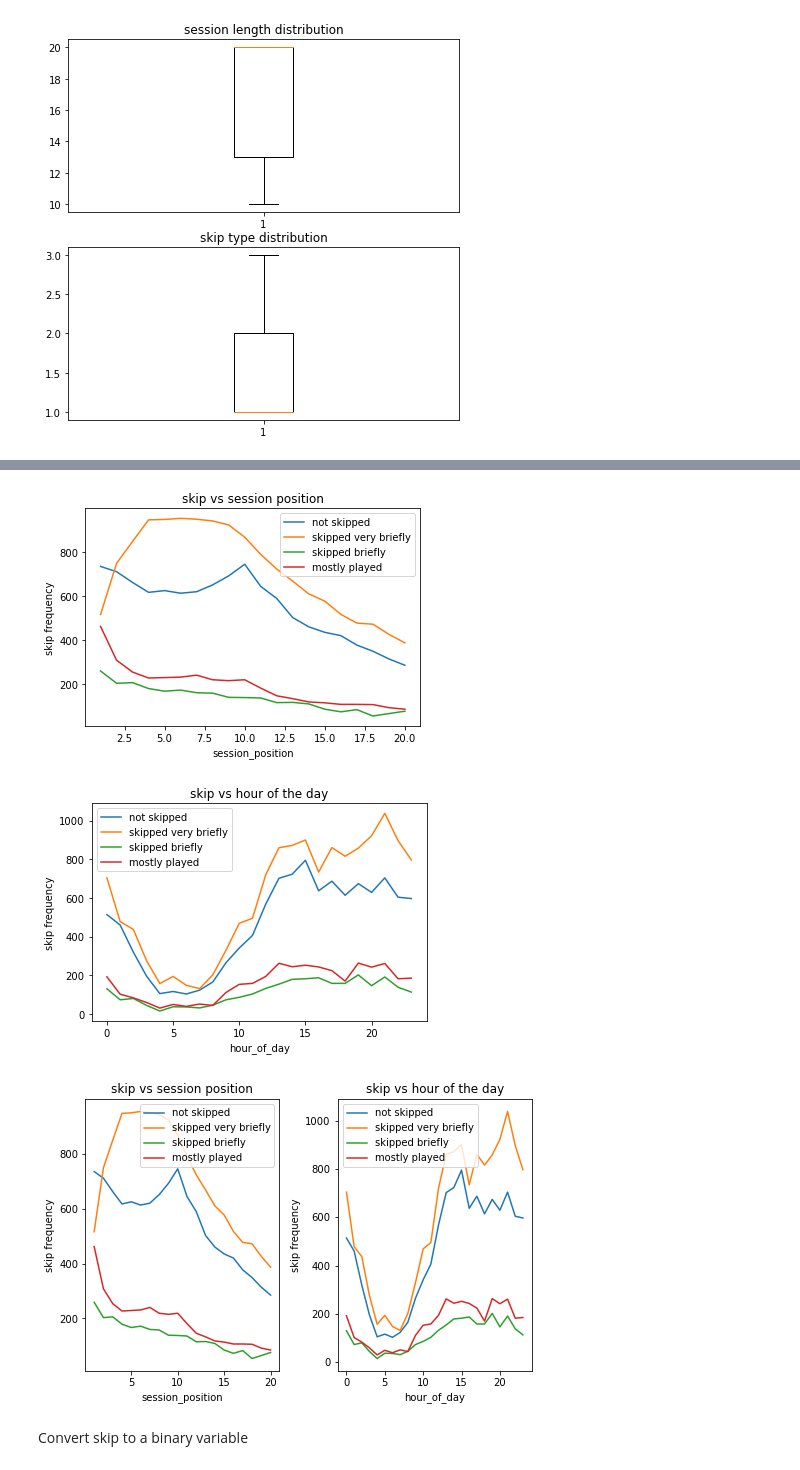
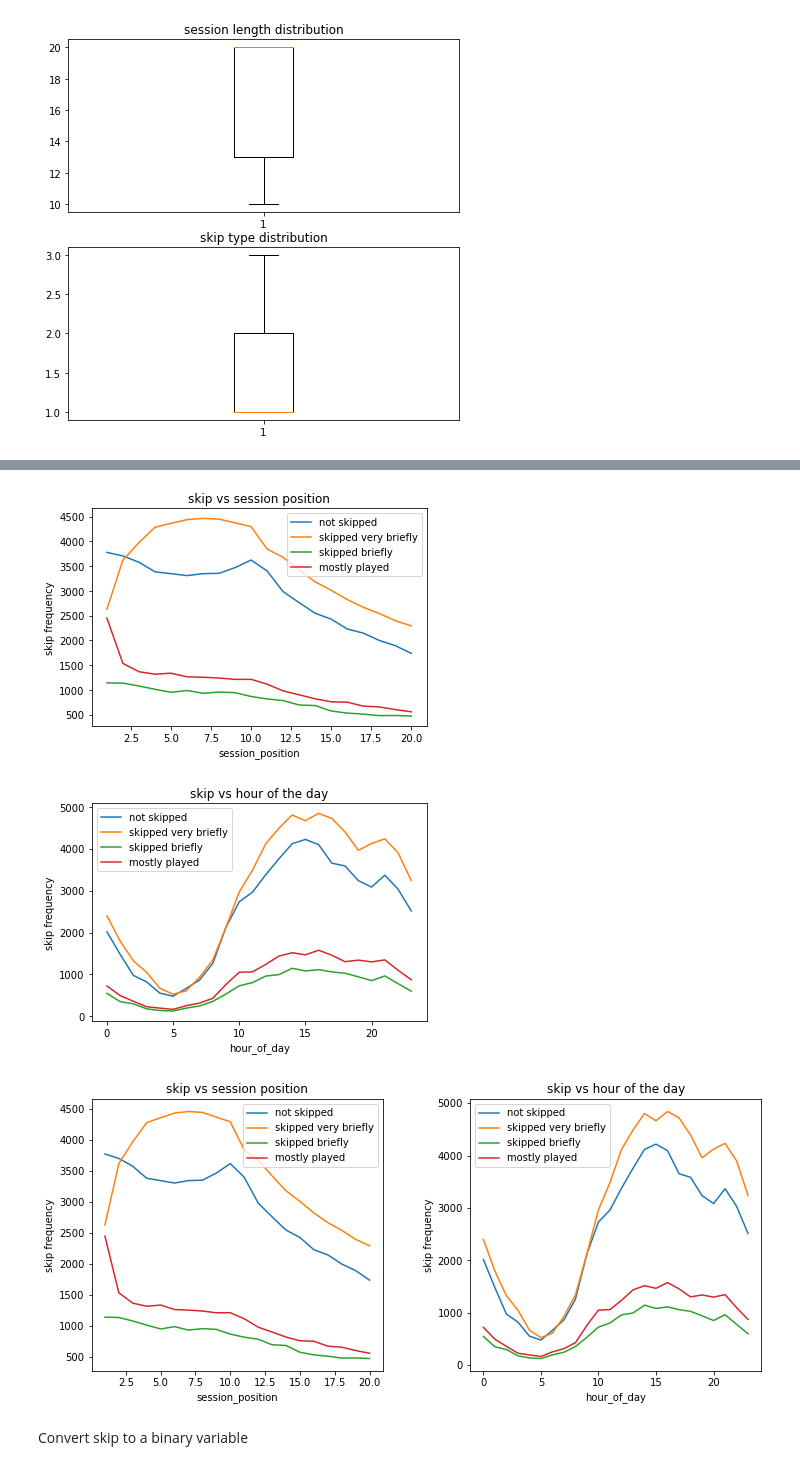
Before and after one commit to stoic-devv/spotify-causal-inference, a Jupyter notebook: src/eda/eda-adityak.ipynb, the cells around one changed output, grey strips where cells are left out. Drawn from its saved outputs; the diff is of its cells as text; code cells hidden in the pictures.

```diff
--- a/src/eda/eda-adityak.ipynb
+++ b/src/eda/eda-adityak.ipynb
@@ -173 +189,3 @@ plt.show()
+# %%
+skipped_df['int_shuffle'] = skipped_df['hist_user_behavior_is_shuffle'].astype(int)
 # %%
@@ -184,0 +208,6 @@ plt.close()
+# %%
+skipped_df[skipped_df['skip'] > 0]['context_switch'].value_counts()
+skipped_df[skipped_df['skip'] > 0]['int_shuffle'].value_counts()
+
+skipped_df['int_premium'] = skipped_df['premium'].astype(int)
+skipped_df[skipped_df['skip'] > 0]['int_premium'].value_counts()
@@ -194,12 +275,15 @@ plt.close()
 
 # context type
 # %%
-def skip_vs_discrete_feat(x_col, premium=1):
-    skipped_df[skipped_df['skip'] == 1][x_col].value_counts()
-    y0_data = skipped_df[skipped_df['skip'] == 0][skipped_df['premium'] == premium][x_col].value_counts()
-    y1_data = skipped_df[skipped_df['skip'] == 1][skipped_df['premium'] == premium][x_col].value_counts()
-    y2_data = skipped_df[skipped_df['skip'] == 2][skipped_df['premium'] == premium][x_col].value_counts()
-    y3_data = skipped_df[skipped_df['skip'] == 3][skipped_df['premium'] == premium][x_col].value_counts()
+def skip_vs_discrete_feat(x_col):
+    # y0_data = skipped_df[skipped_df['skip'] == 0][skipped_df['premium'] == premium][x_col].value_counts()
+    # y1_data = skipped_df[skipped_df['skip'] == 1][skipped_df['premium'] == premium][x_col].value_counts()
+    # y2_data = skipped_df[skipped_df['skip'] == 2][skipped_df['premium'] == premium][x_col].value_counts()
+    # y3_data = skipped_df[skipped_df['skip'] == 3][skipped_df['premium'] == premium][x_col].value_counts()
+    y0_data = skipped_df[skipped_df['skip'] == 0][x_col].value_counts()
+    y1_data = skipped_df[skipped_df['skip'] == 1][x_col].value_counts()
+    y2_data = skipped_df[skipped_df['skip'] == 2][x_col].value_counts()
+    y3_data = skipped_df[skipped_df['skip'] == 3][x_col].value_counts()
     return y0_data.sort_index(), y1_data.sort_index(), y2_data.sort_index(), y3_data.sort_index()
 
 def plot_discrete_feat(y0_data, y1_data, y2_data, y3_data, x_col, title):
@@ -215,49 +299,49 @@ def plot_discrete_feat(y0_data, y1_data, y2_data, y3_data, x_col, title):
     return fig
 # %%
 x_col = 'session_position'
-y0_data, y1_data, y2_data, y3_data = skip_vs_discrete_feat(x_col=x_col, premium=0)
+y0_data, y1_data, y2_data, y3_data = skip_vs_discrete_feat(x_col=x_col)
 p1= plot_discrete_feat(y0_data, y1_data, y2_data, y3_data, x_col, 'skip vs session position')
 plt.show()
 # %% [output]
-[figure, old version]
+[figure, new version]
 # %%
 x_col = 'hour_of_day'
-y0_data, y1_data, y2_data, y3_data = skip_vs_discrete_feat(x_col=x_col, premium=0)
+y0_data, y1_data, y2_data, y3_data = skip_vs_discrete_feat(x_col=x_col)
 p2 = plot_discrete_feat(y0_data, y1_data, y2_data, y3_data, x_col, 'skip vs hour of the day')
 plt.show()
 # %% [output]
-[figure, old version]
+[figure, new version]
 # %%
-f, axs = plt.subplots(1,2,figsize=(8,5))
+f, axs = plt.subplots(1,2,figsize=(12,5))
 
 x_col = 'session_position'
-y0_data, y1_data, y2_data, y3_data = skip_vs_discrete_feat(x_col=x_col, premium=0)
+y0_data, y1_data, y2_data, y3_data = skip_vs_discrete_feat(x_col=x_col)
 
 axs[0].plot(y0_data.index, y0_data.values)
 axs[0].plot(y1_data.index, y1_data.values)
 axs[0].plot(y2_data.index, y2_data.values)
 axs[0].plot(y3_data.index, y3_data.values)
 axs[0].set_xlabel(x_col)
 axs[0].set_ylabel('skip frequency')
 axs[0].legend(['not skipped', 'skipped very briefly','skipped briefly','mostly played'])
 axs[0].set_title('skip vs session position')
 
 x_col = 'hour_of_day'
-y0_data, y1_data, y2_data, y3_data = skip_vs_discrete_feat(x_col=x_col, premium=0)
+y0_data, y1_data, y2_data, y3_data = skip_vs_discrete_feat(x_col=x_col)
 
 axs[1].plot(y0_data.index, y0_data.values)
 axs[1].plot(y1_data.index, y1_data.values)
 axs[1].plot(y2_data.index, y2_data.values)
 axs[1].plot(y3_data.index, y3_data.values)
 axs[1].set_xlabel(x_col)
 axs[1].set_ylabel('skip frequency')
 axs[1].legend(['not skipped', 'skipped very briefly','skipped briefly','mostly played'])
 axs[1].set_title('skip vs hour of the day')
 
 plt.subplots_adjust(wspace=0.3) # hspace=0.5,
 plt.savefig('../../img/skip_freq.jpg', bbox_inches='tight', dpi=150)
 # %% [output]
-[figure, old version]
+[figure, new version]
 # %% [markdown]
 Convert skip to a binary variable
 # %%
```
Also changed, not shown: parts of 8 cells of this notebook.
